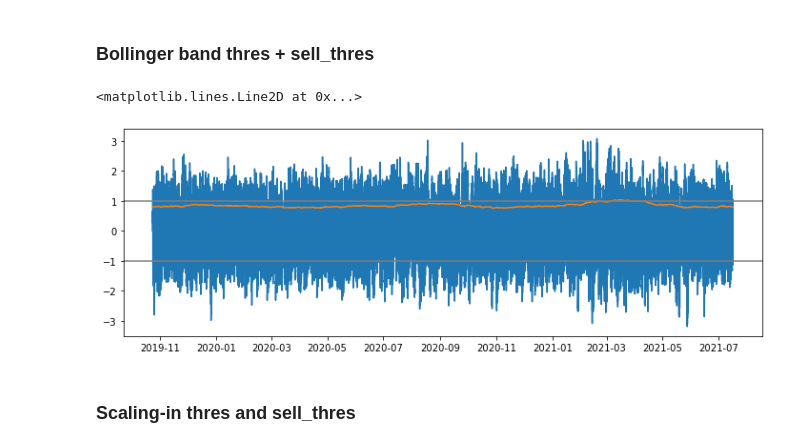
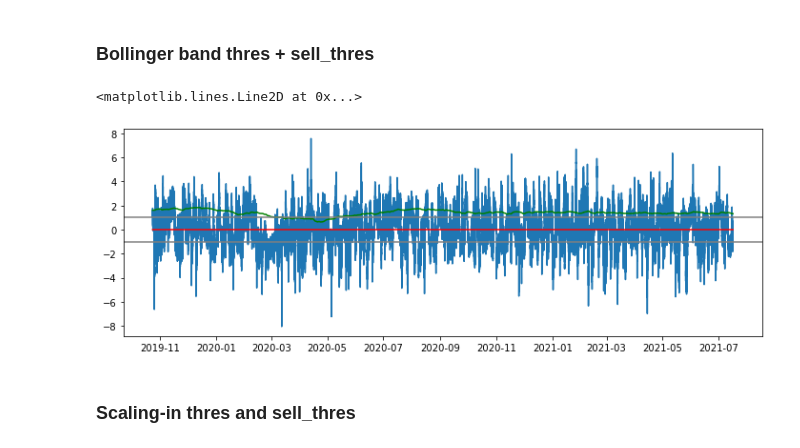
Before and after one commit to sunnymnie/bitcoin-printer, a Jupyter notebook: 3-labelling/2-kalman-filter.ipynb, the cells around one changed output. Drawn from its saved outputs; the diff is of its cells as text; code cells hidden in the pictures.

```diff
--- a/3-labelling/2-kalman-filter.ipynb
+++ b/3-labelling/2-kalman-filter.ipynb
@@ -100,6 +98,5 @@ hr_random = np.random.uniform(3., 10., 10116)
 # %%
-# hr = pd.Series(hedgeRatio).dropna().rename("hr").to_frame()
-hr = pd.Series(hr_random).dropna().rename("hr").to_frame()
+hr = pd.Series(hedgeRatio).dropna().rename("hr").to_frame()
 
 hr["index"] = index
 hr.set_index("index", inplace=True)
@@ -154,14 +151,15 @@ spread["sell_thres"] = 0
 # %%
 fig, ax = plt.subplots(figsize=(12, 4))
 
 
 ax.plot(spread.zscore)
-ax.plot(spread.thres)
+ax.plot(spread.thres, color="green")
+ax.plot(-spread.sell_thres, color="red")
 ax.axhline(y=1, color="gray")
 ax.axhline(y=-1, color="gray")
 # %% [output]
 <matplotlib.lines.Line2D at 0x...>
-[figure, old version]
+[figure, new version]
 # %% [markdown]
 ### Scaling-in thres and sell_thres
 # %% [markdown]
```
Also changed, not shown: parts of 11 cells of this notebook, 3 other files.
